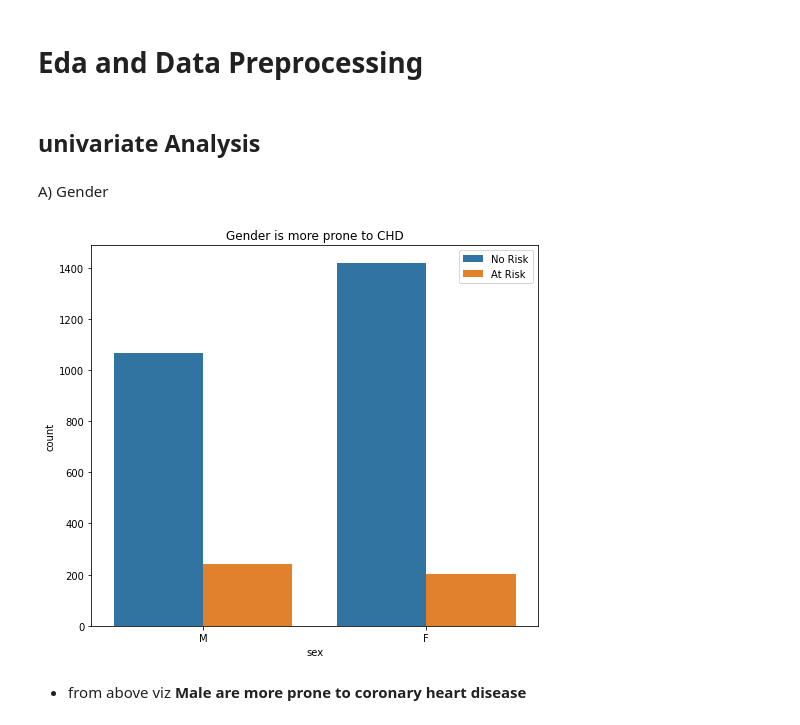
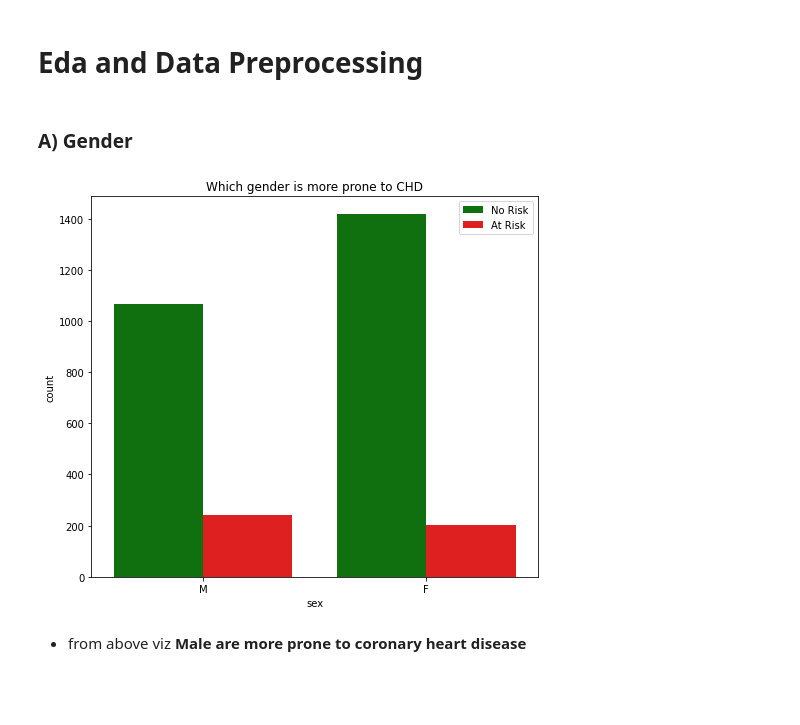
Before and after one commit to Deven876/project3-Cardiovascular-Risk-Prediction, a Jupyter notebook: Project3_Cardiovascular_Risk_Prediction.ipynb, the cells around one changed output. Drawn from its saved outputs; the diff is of its cells as text; code cells hidden in the pictures; blank space fills up the shorter version.

```diff
--- a/Project3_Cardiovascular_Risk_Prediction.ipynb
+++ b/Project3_Cardiovascular_Risk_Prediction.ipynb
@@ -230,18 +230,19 @@ sns.heatmap(abs(correlation), annot=True)
 - from above viz we can see that there  no significant correlation between independent and dependant variables but there is a high correlation within independent variables.
 # %% [markdown]
 # Eda and Data Preprocessing
-# %% [markdown]
-## univariate Analysis
-# %% [markdown]
-A) Gender
+# %% [markdown]
+### A) Gender
 # %%
+# gender wise analysis
+my_palette = {0 : 'green' , 1 : 'red'}
+#10-year risk of coronary heart disease CHD(binary: “1”, means “Yes”, “0” means “No”)
 plt.figure(figsize = (8,7))
-sns.countplot(x =data1['sex'], hue = data1['TenYearCHD'])
-plt.title("Gender is more prone to CHD")
+sns.countplot(x = data1['sex'], hue = data1['TenYearCHD'], palette = my_palette)
+plt.title("Which gender is more prone to CHD")
 plt.legend(['No Risk','At Risk'])
 plt.show()
 # %% [output]
-[figure, old version]
+[figure, new version]
 # %% [markdown]
 - from above viz
 **Male are more prone to coronary heart disease**
```
Also changed, not shown: parts of 2 cells of this notebook.
